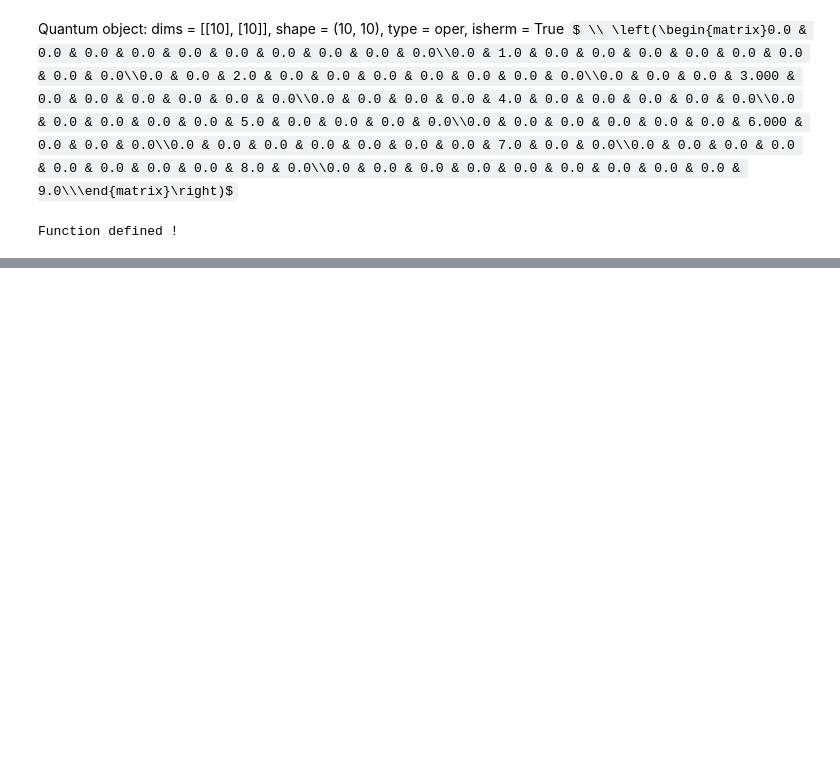
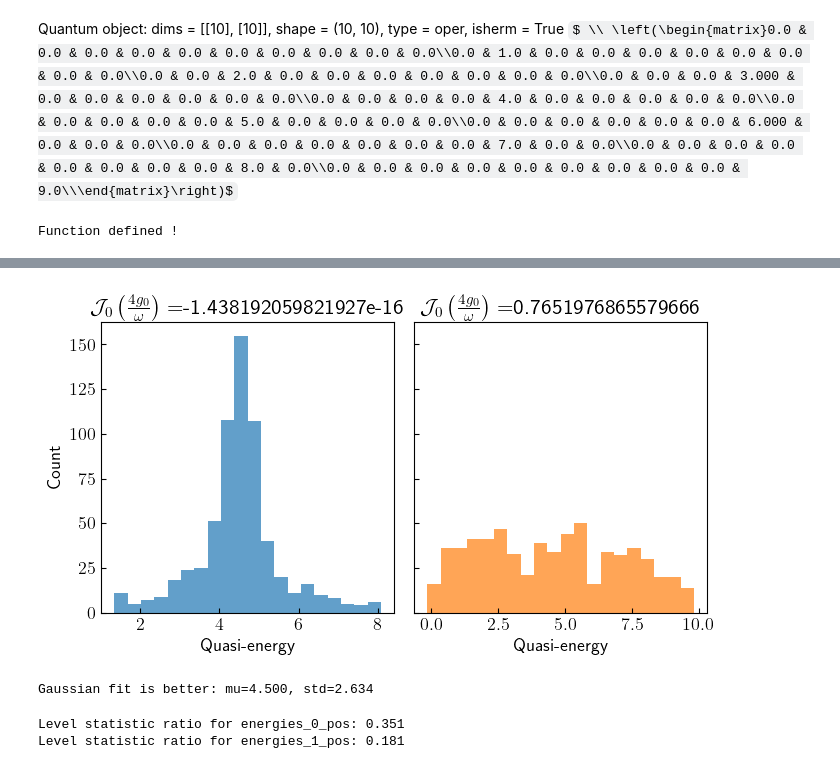
Before and after one commit to rahmahi/DMBL-Engine, a Jupyter notebook: Codes/transverse_photonic_time_evolve_pT.ipynb, the cells around one changed output, grey strips where cells are left out. Cells and saved outputs as stored; diff of their text form; code cells hidden in the pictures; some formulas as TeX source; blank space fills up the shorter version.

```diff
--- a/Codes/transverse_photonic_time_evolve_pT.ipynb
+++ b/Codes/transverse_photonic_time_evolve_pT.ipynb
@@ -913,0 +1176,80 @@ Wall time: 29.3 s
+# %%
+import matplotlib.pyplot as plt
+from scipy.special import jv as scipy_jv
+
+plt.rcParams.update({"figure.figsize": (7, 4), "text.usetex": True, "font.size": 13})
+
+# Use the first two sets of quasienergies from q_e
+energies_0 = q_e[1]
+energies_1 = q_e[0]
+
+# Remove negative values
+energies_0_pos = energies_0
+energies_1_pos = energies_1
+
+fig, axes = plt.subplots(1, 2, sharey=True)
+
+axes[0].hist(energies_0_pos, bins=20, color='C0', alpha=0.7, histtype='stepfilled')
+axes[0].set_title(r'$\mathcal{J}_0\left(\frac{4 g_0}{\omega}\right)=$' + str(scipy_jv(0, 4 * g0s[1]/omega)))
+axes[0].set_xlabel('Quasi-energy')
+axes[0].set_ylabel('Count')
+axes[0].set_ylim(bottom=0)
+
+axes[1].hist(energies_1_pos, bins=20, color='C1', alpha=0.7, histtype='stepfilled')
+axes[1].set_title(r'$\mathcal{J}_0\left(\frac{4 g_0}{\omega}\right)=$' + str(scipy_jv(0, 4 * g0s[0]/omega)))
+axes[1].set_xlabel('Quasi-energy')
+axes[1].set_ylim(bottom=0)
+
+axes[0].tick_params(which='both', direction='in')
+axes[1].tick_params(which='both', direction='in')
+plt.tight_layout()
+plt.show()
+# %% [output]
+[figure, added]
+# %%
+from scipy.stats import norm, poisson
+
+# Choose your data, for example, use energies_0_pos
+data = energies_1_pos
+
+# Fit Gaussian (Normal) distribution
+mu, std = norm.fit(data)
+
+# Fit Poisson distribution (Poisson is for integer data, so we round)
+data_int = np.round(data[data < 20])  # restrict to reasonable range for Poisson
+data_int = data_int[data_int >= 0]
+lambda_poisson = np.mean(data_int)
+
+# Compare log-likelihoods to decide which fit is better
+ll_gauss = np.sum(norm.logpdf(data, mu, std))
+ll_pois = np.sum(poisson.logpmf(data_int, lambda_poisson)) if len(data_int) > 0 else float('-inf')
+
+if ll_gauss > ll_pois:
+    print(f"Gaussian fit is better: mu={mu:.3f}, std={std:.3f}")
+else:
+    print(f"Poisson fit is better: lambda={lambda_poisson:.3f}")
+# %% [output]
+Gaussian fit is better: mu=4.500, std=2.634
+# %%
+def level_statistic_ratio(energies):
+    """
+    Calculate the average level statistic ratio r for a set of energy levels.
+    r_n = min(s_n, s_{n-1}) / max(s_n, s_{n-1})
+    where s_n = E_{n+1} - E_n
+    """
+    energies = np.sort(energies)
+    spacings = np.diff(energies)
+    # Remove zero spacings to avoid division by zero
+    valid = (spacings[1:] != 0) & (spacings[:-1] != 0)
+    r = np.minimum(spacings[1:], spacings[:-1])[valid] / np.maximum(spacings[1:], spacings[:-1])[valid]
+    return np.mean(r) if len(r) > 0 else np.nan
+
+# Calculate level statistic ratio for energies_0_pos and energies_1_pos
+r_energies_0_pos = level_statistic_ratio(energies_0_pos)
+r_energies_1_pos = level_statistic_ratio(energies_1_pos)
+
+print(f"Level statistic ratio for energies_0_pos: {r_energies_0_pos:.3f}")
+print(f"Level statistic ratio for energies_1_pos: {r_energies_1_pos:.3f}")
+# %% [output]
+Level statistic ratio for energies_0_pos: 0.351
+Level statistic ratio for energies_1_pos: 0.181
```
Also changed, not shown: parts of 13 cells of this notebook.
